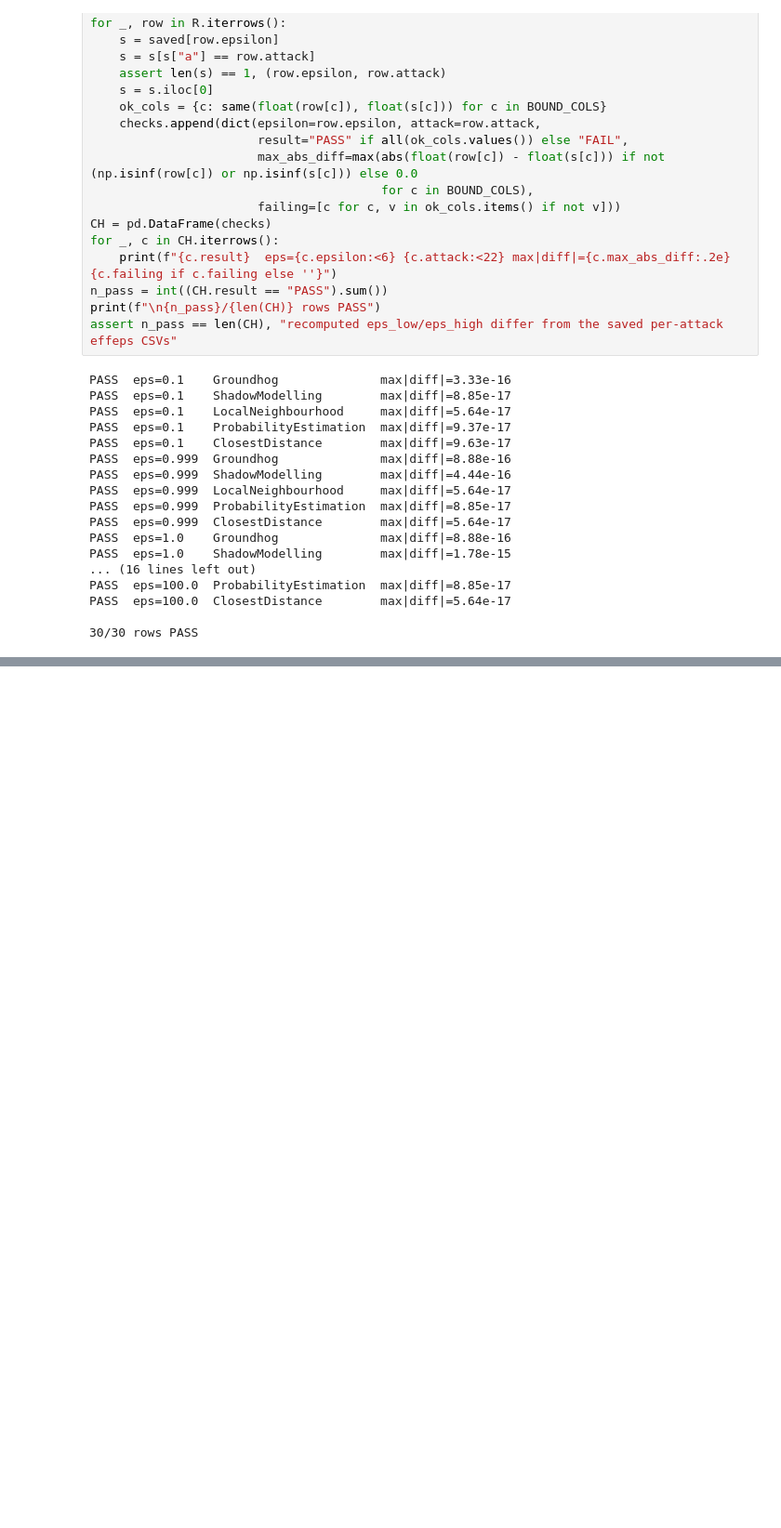
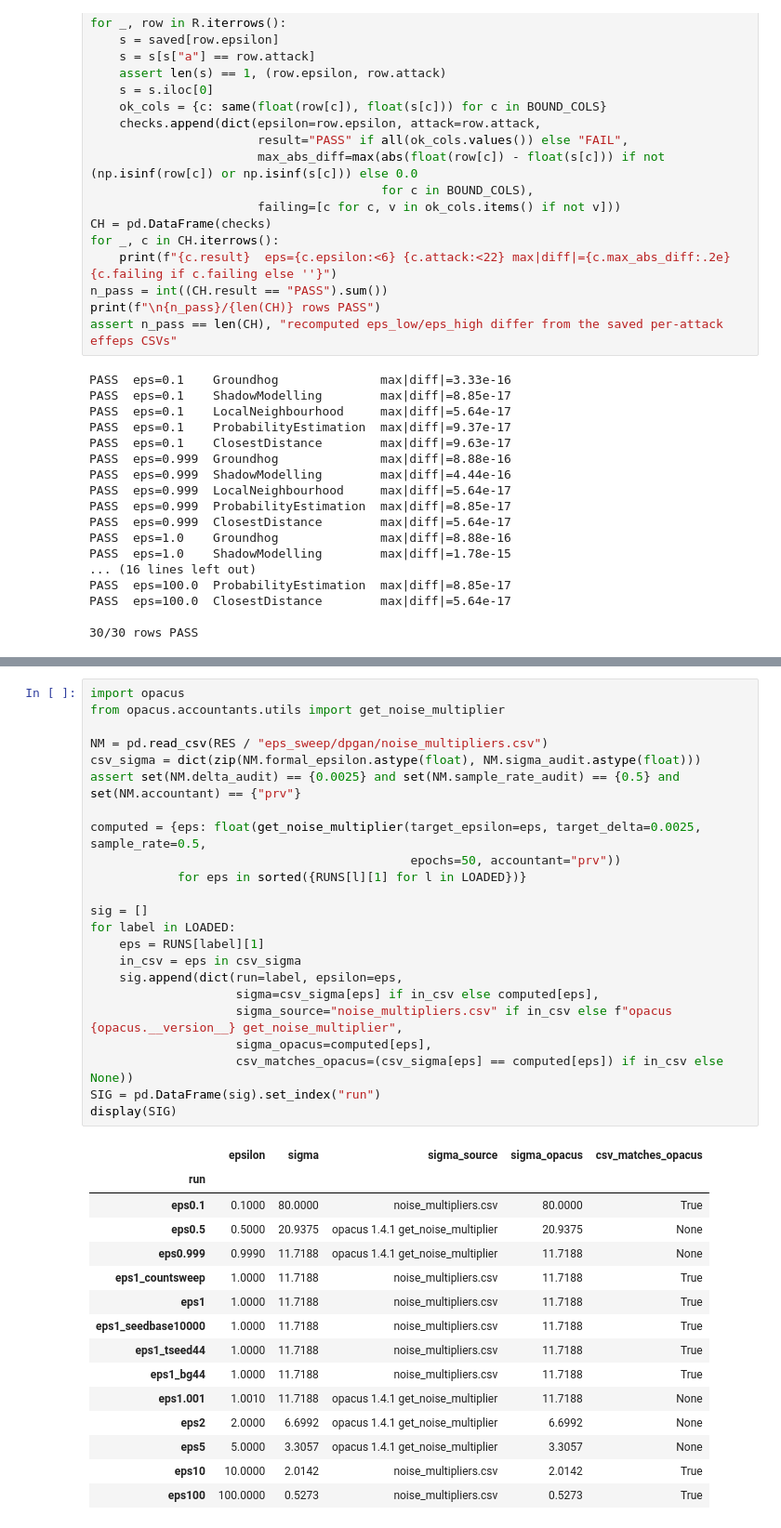
Before and after one commit to oliviapeng26/priv-sdg, a Jupyter notebook: benchmark_tapas/diagnostics/dpgan_threshold_audit.ipynb, the cells around one changed output, grey strips where cells are left out. Shown at 93% size. Saved outputs shown, nothing was run; the diff lists cells and outputs as text; blank space fills up the shorter version.

```diff
--- a/benchmark_tapas/diagnostics/dpgan_threshold_audit.ipynb
+++ b/benchmark_tapas/diagnostics/dpgan_threshold_audit.ipynb
@@ -273,0 +356,39 @@ PASS  eps=100.0  ClosestDistance        max|diff|=5.64e-17
+# %%
+import opacus
+from opacus.accountants.utils import get_noise_multiplier
+
+NM = pd.read_csv(RES / "eps_sweep/dpgan/noise_multipliers.csv")
+csv_sigma = dict(zip(NM.formal_epsilon.astype(float), NM.sigma_audit.astype(float)))
+assert set(NM.delta_audit) == {0.0025} and set(NM.sample_rate_audit) == {0.5} and set(NM.accountant) == {"prv"}
+
+computed = {eps: float(get_noise_multiplier(target_epsilon=eps, target_delta=0.0025, sample_rate=0.5,
+                                            epochs=50, accountant="prv"))
+            for eps in sorted({RUNS[l][1] for l in LOADED})}
+
+sig = []
+for label in LOADED:
+    eps = RUNS[label][1]
+    in_csv = eps in csv_sigma
+    sig.append(dict(run=label, epsilon=eps,
+                    sigma=csv_sigma[eps] if in_csv else computed[eps],
+                    sigma_source="noise_multipliers.csv" if in_csv else f"opacus {opacus.__version__} get_noise_multiplier",
+                    sigma_opacus=computed[eps],
+                    csv_matches_opacus=(csv_sigma[eps] == computed[eps]) if in_csv else None))
+SIG = pd.DataFrame(sig).set_index("run")
+display(SIG)
+# %% [output]
+|  | epsilon | sigma | sigma_source | sigma_opacus | csv_matches_opacus |
+| run |  |  |  |  |  |
+| eps0.1 | 0.1000 | 80.0000 | noise_multipliers.csv | 80.0000 | True |
+| eps0.5 | 0.5000 | 20.9375 | opacus 1.4.1 get_noise_multiplier | 20.9375 | None |
+| eps0.999 | 0.9990 | 11.7188 | opacus 1.4.1 get_noise_multiplier | 11.7188 | None |
+| eps1_countsweep | 1.0000 | 11.7188 | noise_multipliers.csv | 11.7188 | True |
+| eps1 | 1.0000 | 11.7188 | noise_multipliers.csv | 11.7188 | True |
+| eps1_seedbase10000 | 1.0000 | 11.7188 | noise_multipliers.csv | 11.7188 | True |
+| eps1_tseed44 | 1.0000 | 11.7188 | noise_multipliers.csv | 11.7188 | True |
+| eps1_bg44 | 1.0000 | 11.7188 | noise_multipliers.csv | 11.7188 | True |
+| eps1.001 | 1.0010 | 11.7188 | opacus 1.4.1 get_noise_multiplier | 11.7188 | None |
+| eps2 | 2.0000 | 6.6992 | opacus 1.4.1 get_noise_multiplier | 6.6992 | None |
+| eps5 | 5.0000 | 3.3057 | opacus 1.4.1 get_noise_multiplier | 3.3057 | None |
+| eps10 | 10.0000 | 2.0142 | noise_multipliers.csv | 2.0142 | True |
+| eps100 | 100.0000 | 0.5273 | noise_multipliers.csv | 0.5273 | True |
```
Also changed, not shown: parts of 29 cells of this notebook.
